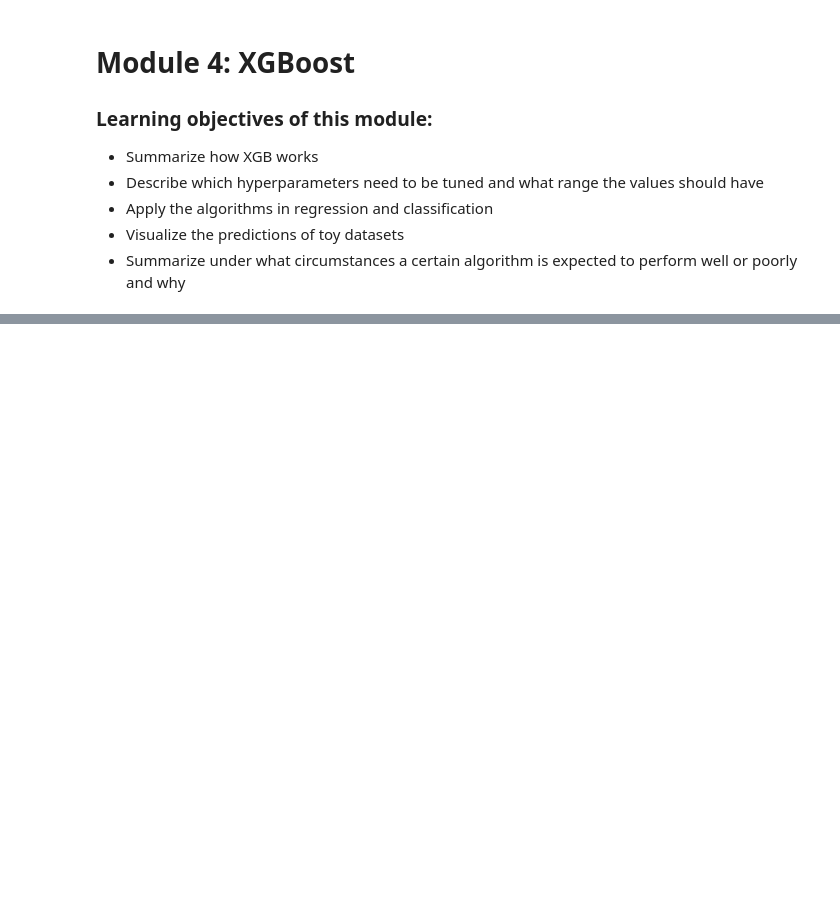
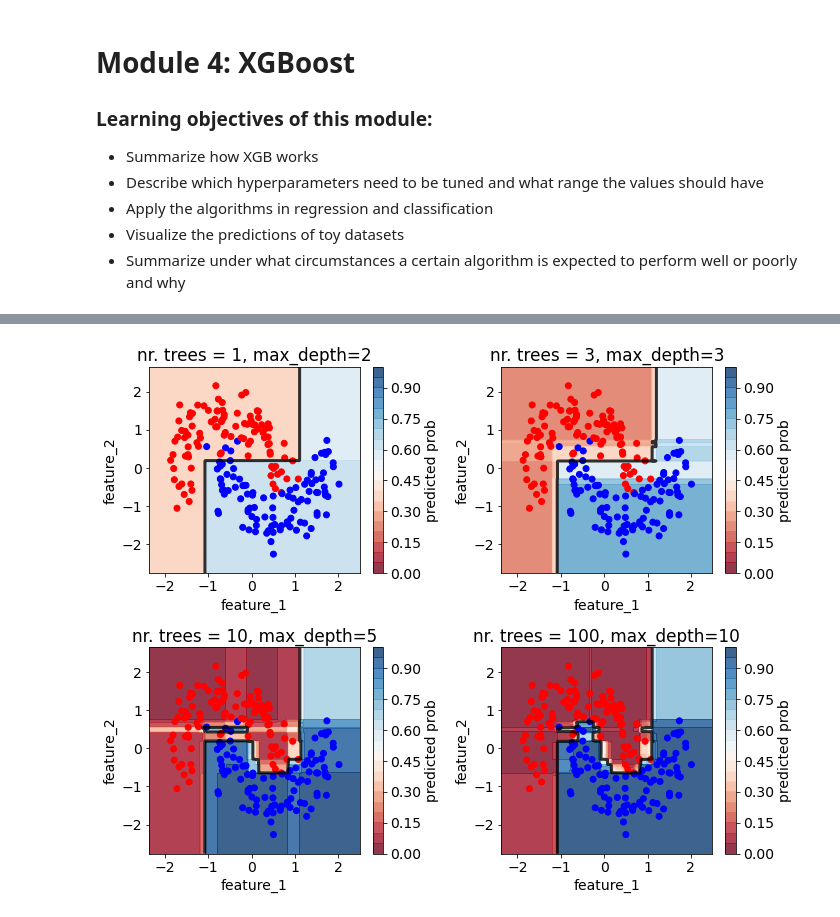
Before and after one commit to azsom/Supervised-Learning, a Jupyter notebook: part4 - ML algos/ml_algos.ipynb, the cells around one changed output, grey strips where cells are left out. Saved outputs shown, nothing was run; the diff lists cells and outputs as text; code cells hidden in the pictures; blank space fills up the shorter version.

```diff
--- a/part4 - ML algos/ml_algos.ipynb
+++ b/part4 - ML algos/ml_algos.ipynb
@@ -789,0 +930,5 @@ plt.show()
+# %%
+from sklearn.datasets import make_moons
+
+# create the data
+X,y = make_moons(noise=0.2, random_state=1,n_samples=200)
@@ -789,0 +956,80 @@ plt.show()
+# %%
+matplotlib.rcParams.update({'font.size': 14})
+
+X = StandardScaler().fit_transform(X)
+
+h = .02  # step size in the mesh
+
+x_min, x_max = X[:, 0].min() - .5, X[:, 0].max() + .5
+y_min, y_max = X[:, 1].min() - .5, X[:, 1].max() + .5
+xx, yy = np.meshgrid(np.arange(x_min, x_max, h),
+                     np.arange(y_min, y_max, h))
+
+plt.figure(figsize=(10,8))
+cm_bright = ListedColormap(['#FF0000', '#0000FF'])
+cm = plt.cm.RdBu
+
+plt.subplot(2,2,1)
+clf = XGBClassifier(n_estimators=1,max_depth=2,random_state=1)
+
+clf.fit(X,y)
+Z = clf.predict_proba(np.c_[xx.ravel(), yy.ravel()])[:, 1]
+# Put the result into a color plot
+Z = Z.reshape(xx.shape)
+plt.contourf(xx, yy, Z, cmap=cm, alpha=.8,vmin=0,vmax=1,levels=np.arange(0,1.05,0.05))
+plt.colorbar(label='predicted prob')
+plt.contour(xx, yy, Z, alpha=.8,vmin=0,vmax=1,levels=[0.5],colors=['k'],linewidths=3)
+plt.scatter(X[:, 0], X[:, 1], c=y,cmap=cm_bright)
+plt.xlabel('feature_1')
+plt.ylabel('feature_2')
+plt.title('nr. trees = 1, max_depth=2')
+
+plt.subplot(2,2,2)
+clf = XGBClassifier(n_estimators=3,max_depth=3,random_state=4)
+clf.fit(X,y)
+Z = clf.predict_proba(np.c_[xx.ravel(), yy.ravel()])[:, 1]
+# Put the result into a color plot
+Z = Z.reshape(xx.shape)
+plt.contourf(xx, yy, Z, cmap=cm, alpha=.8,vmin=0,vmax=1,levels=np.arange(0,1.05,0.05))
+plt.colorbar(label='predicted prob')
+plt.contour(xx, yy, Z, alpha=.8,vmin=0,vmax=1,levels=[0.5],colors=['k'],linewidths=3)
+plt.scatter(X[:, 0], X[:, 1], c=y,cmap=cm_bright)
+plt.xlabel('feature_1')
+plt.ylabel('feature_2')
+plt.title('nr. trees = 3, max_depth=3')
+
+plt.subplot(2,2,3)
+clf = XGBClassifier(n_estimators=10,max_depth=5,random_state=3)
+clf.fit(X,y)
+Z = clf.predict_proba(np.c_[xx.ravel(), yy.ravel()])[:, 1]
+# Put the result into a color plot
+Z = Z.reshape(xx.shape)
+plt.contourf(xx, yy, Z, cmap=cm, alpha=.8,vmin=0,vmax=1,levels=np.arange(0,1.05,0.05))
+plt.colorbar(label='predicted prob')
+plt.contour(xx, yy, Z, alpha=.8,vmin=0,vmax=1,levels=[0.5],colors=['k'],linewidths=3)
+plt.scatter(X[:, 0], X[:, 1], c=y,cmap=cm_bright)
+plt.xlabel('feature_1')
+plt.ylabel('feature_2')
+plt.title('nr. trees = 10, max_depth=5')
+
+plt.subplot(2,2,4)
+clf = XGBClassifier(n_estimators=100,max_depth=10,random_state=3)
+clf.fit(X,y)
+Z = clf.predict_proba(np.c_[xx.ravel(), yy.ravel()])[:, 1]
+# Put the result into a color plot
+Z = Z.reshape(xx.shape)
+plt.contourf(xx, yy, Z, cmap=cm, alpha=.8,vmin=0,vmax=1,levels=np.arange(0,1.05,0.05))
+plt.colorbar(label='predicted prob')
+plt.contour(xx, yy, Z, alpha=.8,vmin=0,vmax=1,levels=[0.5],colors=['k'],linewidths=3)
+plt.scatter(X[:, 0], X[:, 1], c=y,cmap=cm_bright)
+plt.xlabel('feature_1')
+plt.ylabel('feature_2')
+plt.title('nr. trees = 100, max_depth=10')
+
+
+plt.tight_layout()
+
+plt.savefig('figures/XGB_clf.png',dpi=300)
+plt.show()
+# %% [output]
+[figure, added]
```
Also changed, not shown: parts of 10 cells of this notebook, 3 other files.
